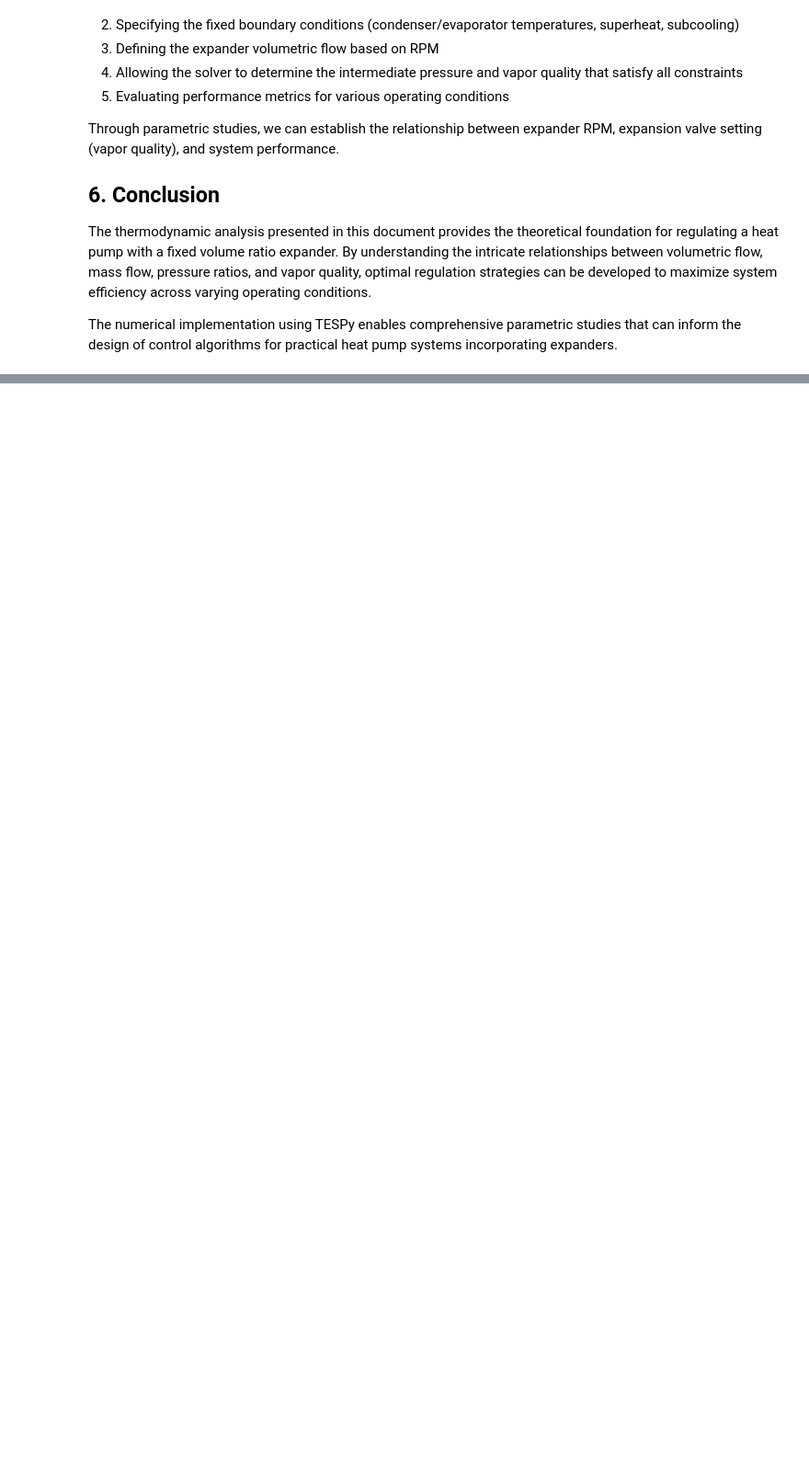
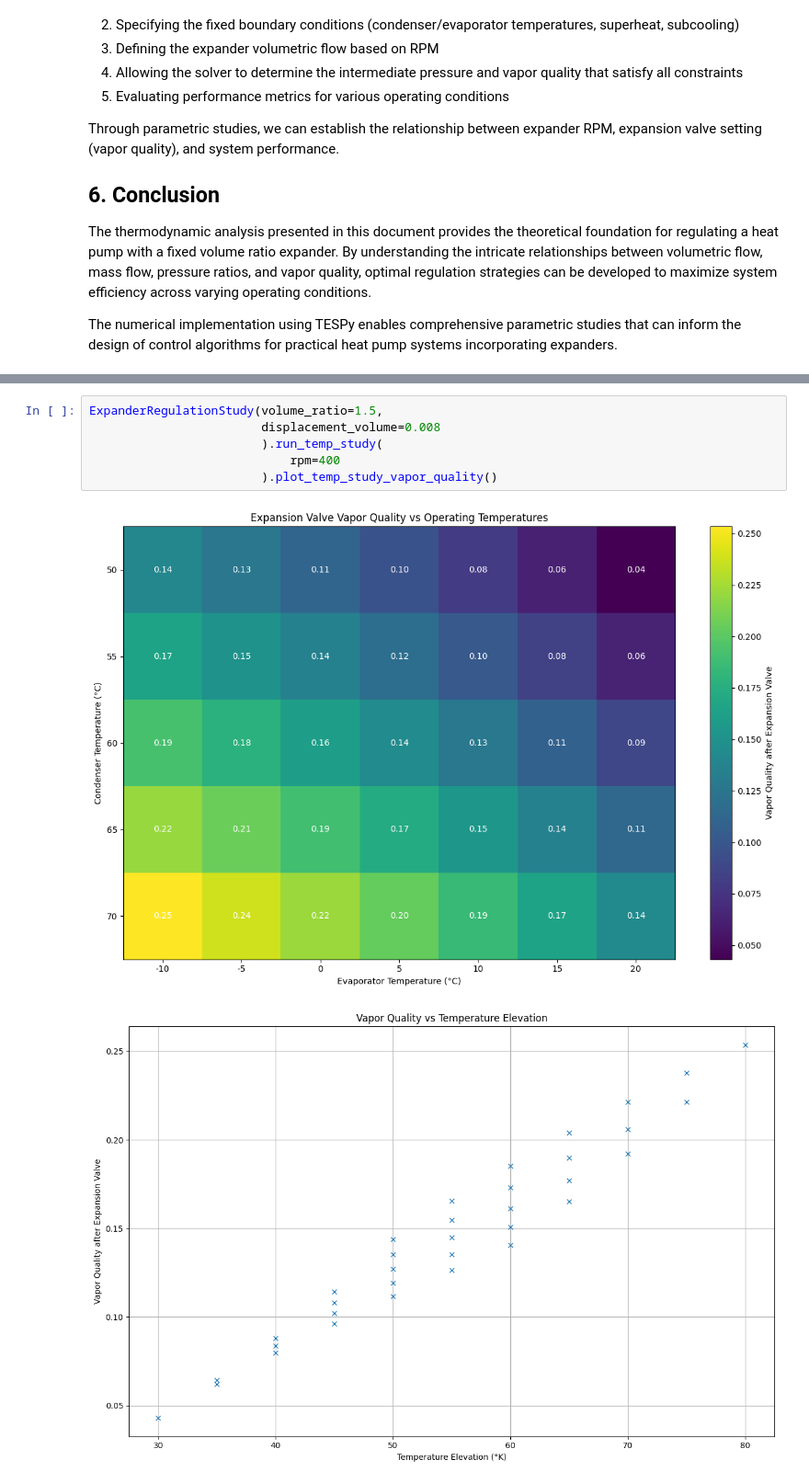
Before and after one commit to Ecalia/heatpump-calculations, a Jupyter notebook: expander_regulation.ipynb, the cells around one changed output, grey strips where cells are left out. Shown at 92% size. Saved outputs shown, nothing was run; the diff lists cells and outputs as text; blank space fills up the shorter version.

```diff
--- a/expander_regulation.ipynb
+++ b/expander_regulation.ipynb
@@ -519,0 +549,9 @@ the volume ratio between before and after the expander is :2.1644507766021173
+# %%
+ExpanderRegulationStudy(volume_ratio=1.5,
+                        displacement_volume=0.008
+                        ).run_temp_study(
+                            rpm=400
+                        ).plot_temp_study_vapor_quality()
+# %% [output]
+[figure, added]
+[figure, added]
```
Also changed, not shown: parts of 8 cells of this notebook, 15 other files.
